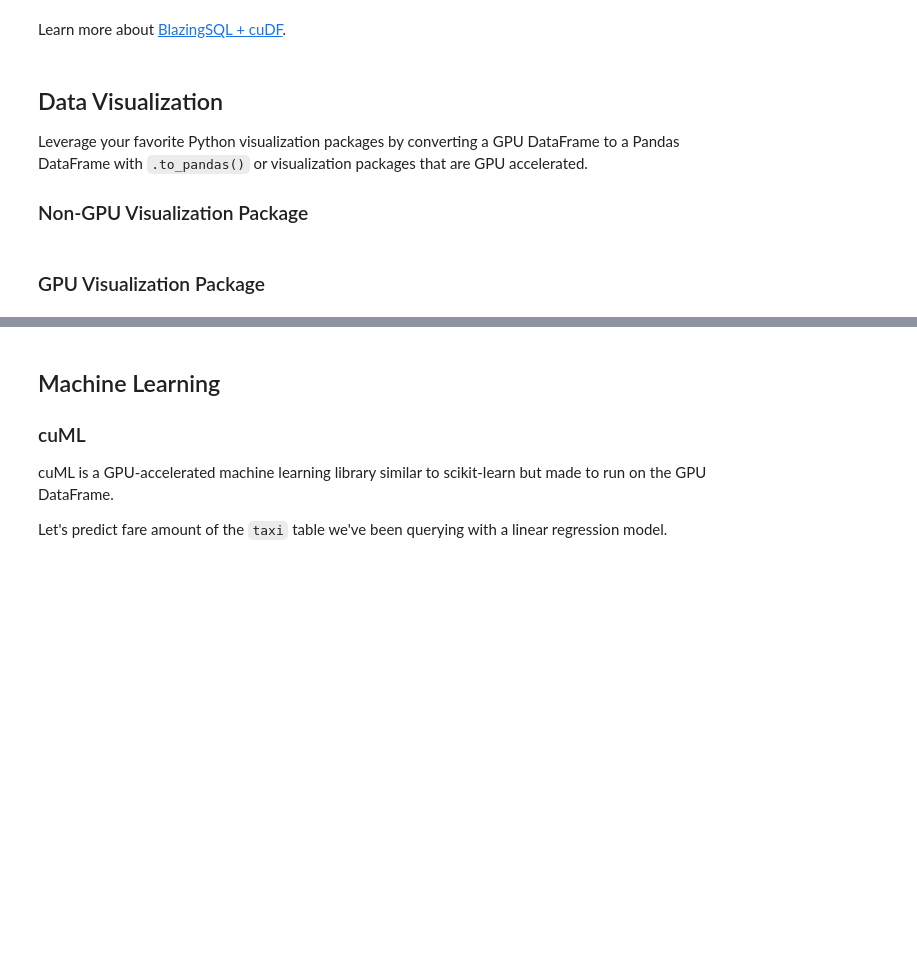
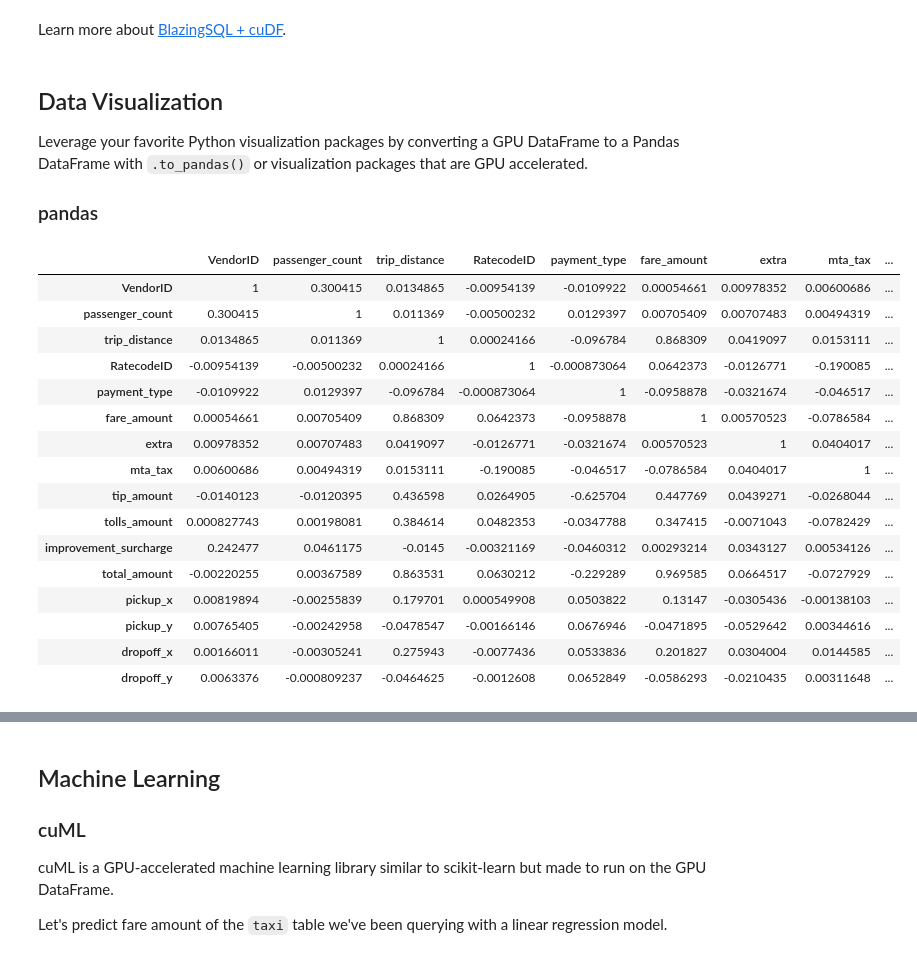
Before and after one commit to BlazingDB/Welcome_to_BlazingSQL_Notebooks, a Jupyter notebook: welcome.ipynb, the cells around one changed output, grey strips where cells are left out. Cells and saved outputs as stored; diff of their text form; code cells hidden in the pictures; blank space fills up the shorter version.

```diff
--- a/welcome.ipynb
+++ b/welcome.ipynb
@@ -106,4 +105,4 @@ Learn more about [BlazingSQL + cuDF](intro_notebooks/bsql_cudf.ipynb).
 
 Leverage your favorite Python visualization packages by converting a GPU DataFrame to a Pandas DataFrame with `.to_pandas()` or visualization packages that are GPU accelerated.
 
-### Non-GPU Visualization Package
+### pandas
@@ -113,2 +109,25 @@ bc.sql('select count(*) from taxi group by day(date_time)').to_pandas()
-# %% [markdown]
-### GPU Visualization Package
+# %%
+# matplotlib/seaborn on a .to_pandas() gdf
+df = gdf.to_pandas()
+
+corr = df.corr()
+
+corr.style.background_gradient(cmap='coolwarm')
+# %% [output]
+|  | VendorID | passenger_count | trip_distance | RatecodeID | payment_type | fare_amount | extra | mta_tax | ... |
+| VendorID | 1 | 0.300415 | 0.0134865 | -0.00954139 | -0.0109922 | 0.00054661 | 0.00978352 | 0.00600686 | ... |
+| passenger_count | 0.300415 | 1 | 0.011369 | -0.00500232 | 0.0129397 | 0.00705409 | 0.00707483 | 0.00494319 | ... |
+| trip_distance | 0.0134865 | 0.011369 | 1 | 0.00024166 | -0.096784 | 0.868309 | 0.0419097 | 0.0153111 | ... |
+| RatecodeID | -0.00954139 | -0.00500232 | 0.00024166 | 1 | -0.000873064 | 0.0642373 | -0.0126771 | -0.190085 | ... |
+| payment_type | -0.0109922 | 0.0129397 | -0.096784 | -0.000873064 | 1 | -0.0958878 | -0.0321674 | -0.046517 | ... |
+| fare_amount | 0.00054661 | 0.00705409 | 0.868309 | 0.0642373 | -0.0958878 | 1 | 0.00570523 | -0.0786584 | ... |
+| extra | 0.00978352 | 0.00707483 | 0.0419097 | -0.0126771 | -0.0321674 | 0.00570523 | 1 | 0.0404017 | ... |
+| mta_tax | 0.00600686 | 0.00494319 | 0.0153111 | -0.190085 | -0.046517 | -0.0786584 | 0.0404017 | 1 | ... |
+| tip_amount | -0.0140123 | -0.0120395 | 0.436598 | 0.0264905 | -0.625704 | 0.447769 | 0.0439271 | -0.0268044 | ... |
+| tolls_amount | 0.000827743 | 0.00198081 | 0.384614 | 0.0482353 | -0.0347788 | 0.347415 | -0.0071043 | -0.0782429 | ... |
+| improvement_surcharge | 0.242477 | 0.0461175 | -0.0145 | -0.00321169 | -0.0460312 | 0.00293214 | 0.0343127 | 0.00534126 | ... |
+| total_amount | -0.00220255 | 0.00367589 | 0.863531 | 0.0630212 | -0.229289 | 0.969585 | 0.0664517 | -0.0727929 | ... |
+| pickup_x | 0.00819894 | -0.00255839 | 0.179701 | 0.000549908 | 0.0503822 | 0.13147 | -0.0305436 | -0.00138103 | ... |
+| pickup_y | 0.00765405 | -0.00242958 | -0.0478547 | -0.00166146 | 0.0676946 | -0.0471895 | -0.0529642 | 0.00344616 | ... |
+| dropoff_x | 0.00166011 | -0.00305241 | 0.275943 | -0.0077436 | 0.0533836 | 0.201827 | 0.0304004 | 0.0144585 | ... |
+| dropoff_y | 0.0063376 | -0.000809237 | -0.0464625 | -0.0012608 | 0.0652849 | -0.0586293 | -0.0210435 | 0.00311648 | ... |
```
Also changed, not shown: parts of 15 cells of this notebook, 1 other file.
